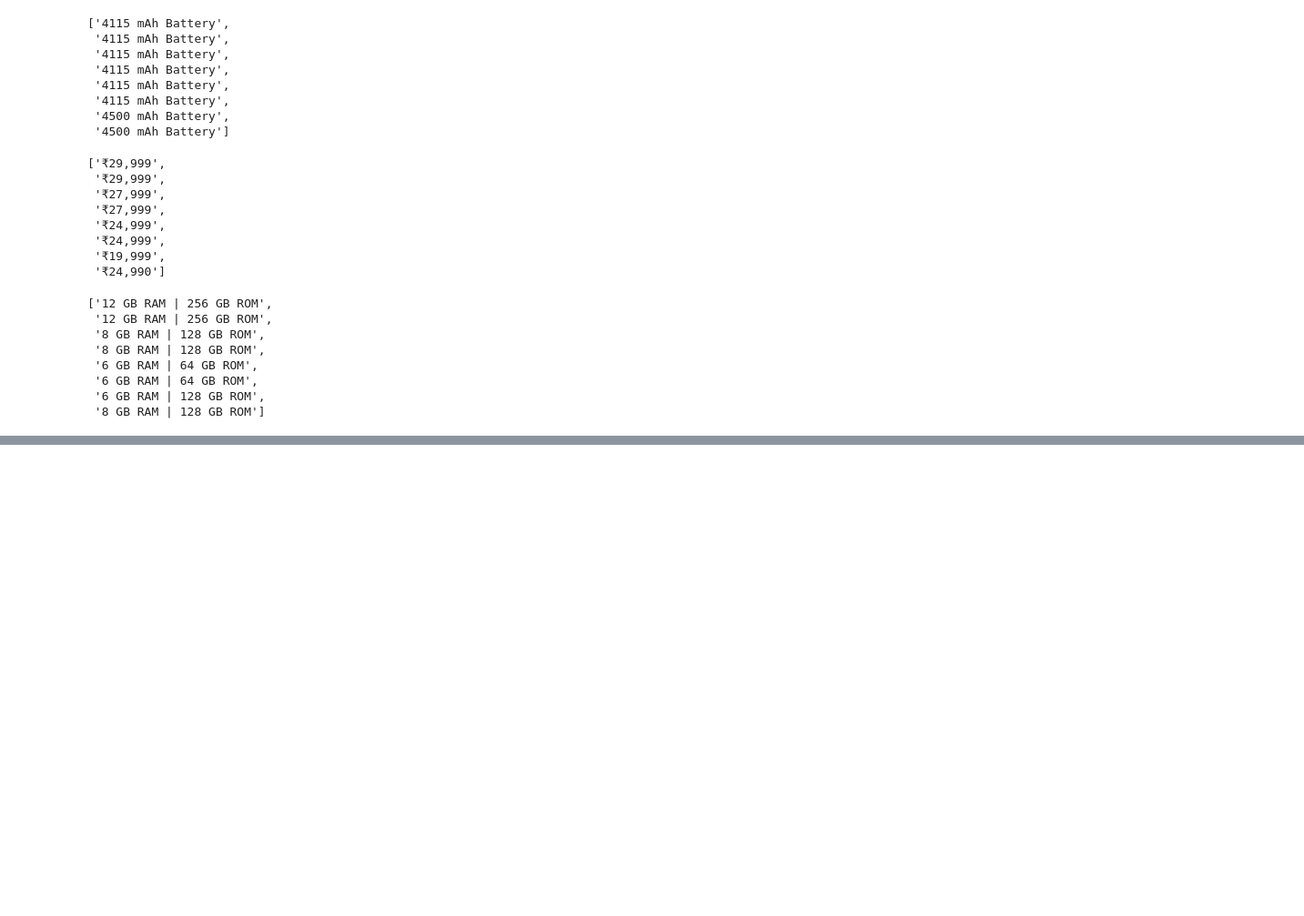
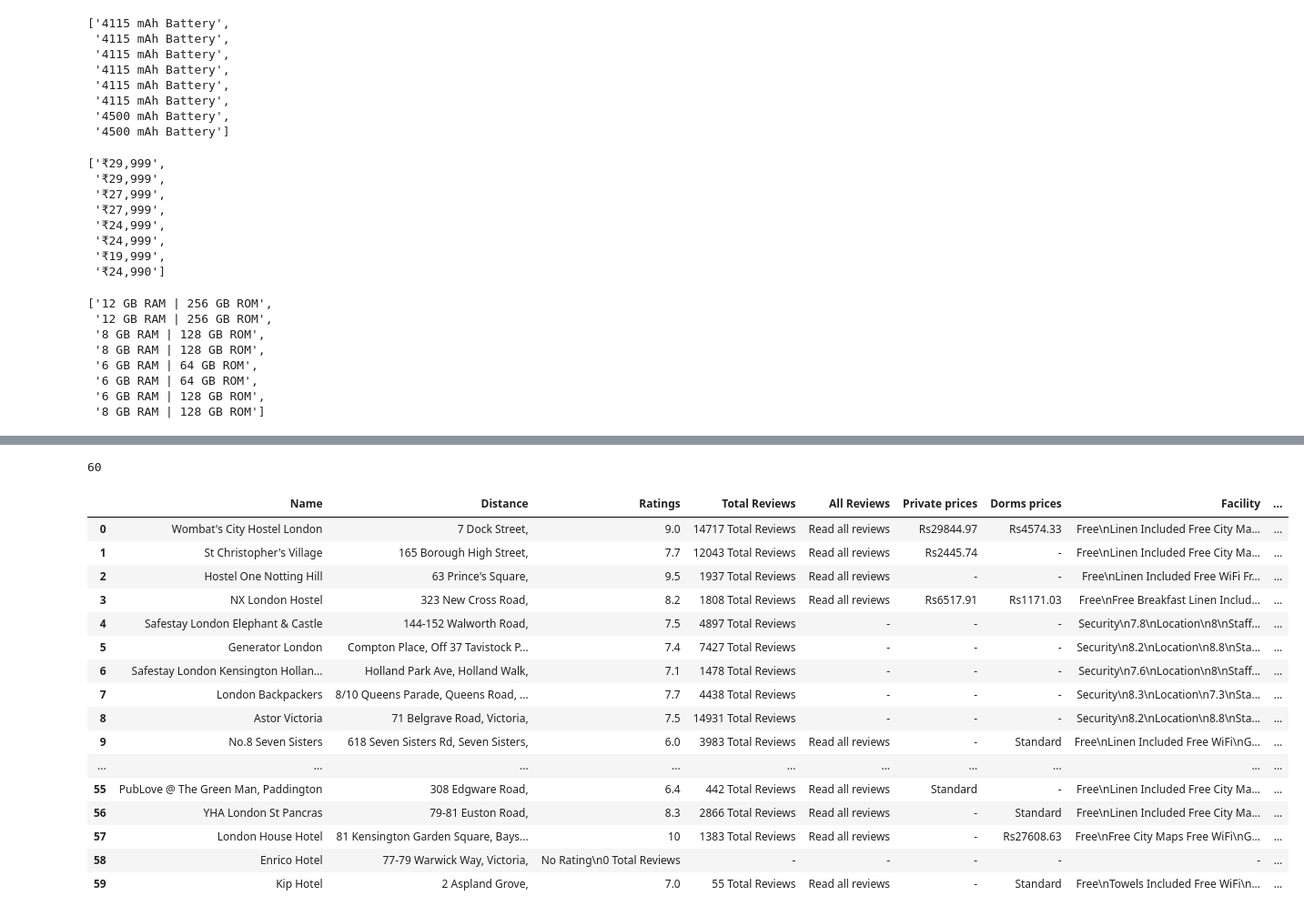
Before and after one commit to rzt1995/Internship, a Jupyter notebook: Assignment__3.ipynb, the cells around one changed output, grey strips where cells are left out. Shown: that part at 91% size. Cells and saved outputs as stored; diff of their text form; code cells hidden in the pictures; blank space fills up the shorter version.

```diff
--- a/Assignment__3.ipynb
+++ b/Assignment__3.ipynb
@@ -457,0 +500,5 @@ name
+# %%
+product_url=[]
+url=driver.find_elements(By.XPATH,'a')
+for i in url:
+    product_url.append(i.get_attribute('href'))
@@ -457,0 +509,2 @@ name
+# %%
+driver=webdriver.Chrome(r"chromedriver.exe")
@@ -457,0 +527,9 @@ name
+# %%
+product_url=[]
+start=0
+end=2
+for page in range(start,end):
+    url=driver.find_elements(By.XPATH,'//a[@class="view-button"]')
+    for i in url:
+        product_url.append(i.get_attribute('href'))
+    nextt=driver.find_elements(By.XPATH,'/html/body/div[3]/div/div/div[2]/div[4]/div/div/div[33]/div[6]')
@@ -457,0 +560,10 @@ name
+# %%
+hostel_name=[]
+distance=[]
+ratings=[]
+total_reviews=[]
+all_reviews=[]
+private_from_price=[]
+dorms_from_price=[]
+facility=[]
+property_description=[]
@@ -457,0 +766,25 @@ name
+# %%
+len(hostel_name)
+# %% [output]
+60
+# %%
+df=pd.DataFrame({'Name':hostel_name,'Distance':distance,'Ratings':ratings,'Total Reviews':total_reviews,'All Reviews':all_reviews,'Private prices':private_from_price,'Dorms prices':dorms_from_price,'Facility':facility,'Property Description':descriptions})
+df
+# %% [output]
+|  | Name | Distance | Ratings | Total Reviews | All Reviews | Private prices | Dorms prices | Facility | ... |
+| 0 | Wombat's City Hostel London | 7 Dock Street, | 9.0 | 14717 Total Reviews | Read all reviews | Rs29844.97 | Rs4574.33 | Free\nLinen Included Free City Ma... | ... |
+| 1 | St Christopher's Village | 165 Borough High Street, | 7.7 | 12043 Total Reviews | Read all reviews | Rs2445.74 | - | Free\nLinen Included Free City Ma... | ... |
+| 2 | Hostel One Notting Hill | 63 Prince's Square, | 9.5 | 1937 Total Reviews | Read all reviews | - | - | Free\nLinen Included Free WiFi Fr... | ... |
+| 3 | NX London Hostel | 323 New Cross Road, | 8.2 | 1808 Total Reviews | Read all reviews | Rs6517.91 | Rs1171.03 | Free\nFree Breakfast Linen Includ... | ... |
+| 4 | Safestay London Elephant & Castle | 144-152 Walworth Road, | 7.5 | 4897 Total Reviews | - | - | - | Security\n7.8\nLocation\n8\nStaff... | ... |
+| 5 | Generator London | Compton Place, Off 37 Tavistock P... | 7.4 | 7427 Total Reviews | - | - | - | Security\n8.2\nLocation\n8.8\nSta... | ... |
+| 6 | Safestay London Kensington Hollan... | Holland Park Ave, Holland Walk, | 7.1 | 1478 Total Reviews | - | - | - | Security\n7.6\nLocation\n8\nStaff... | ... |
+| 7 | London Backpackers | 8/10 Queens Parade, Queens Road, ... | 7.7 | 4438 Total Reviews | - | - | - | Security\n8.3\nLocation\n7.3\nSta... | ... |
+| 8 | Astor Victoria | 71 Belgrave Road, Victoria, | 7.5 | 14931 Total Reviews | - | - | - | Security\n8.2\nLocation\n8.8\nSta... | ... |
+| 9 | No.8 Seven Sisters | 618 Seven Sisters Rd, Seven Sisters, | 6.0 | 3983 Total Reviews | Read all reviews | - | Standard | Free\nLinen Included Free WiFi\nG... | ... |
+| ... | ... | ... | ... | ... | ... | ... | ... | ... | ... |
+| 55 | PubLove @ The Green Man, Paddington | 308 Edgware Road, | 6.4 | 442 Total Reviews | Read all reviews | Standard | - | Free\nLinen Included Free City Ma... | ... |
+| 56 | YHA London St Pancras | 79-81 Euston Road, | 8.3 | 2866 Total Reviews | Read all reviews | - | Standard | Free\nLinen Included Free City Ma... | ... |
+| 57 | London House Hotel | 81 Kensington Garden Square, Bays... | 10 | 1383 Total Reviews | Read all reviews | - | Rs27608.63 | Free\nFree City Maps Free WiFi\nG... | ... |
+| 58 | Enrico Hotel | 77-79 Warwick Way, Victoria, | No Rating\n0 Total Reviews | - | - | - | - | - | ... |
+| 59 | Kip Hotel | 2 Aspland Grove, | 7.0 | 55 Total Reviews | Read all reviews | - | Standard | Free\nTowels Included Free WiFi\n... | ... |
```
Also changed, not shown: parts of 50 cells of this notebook.
